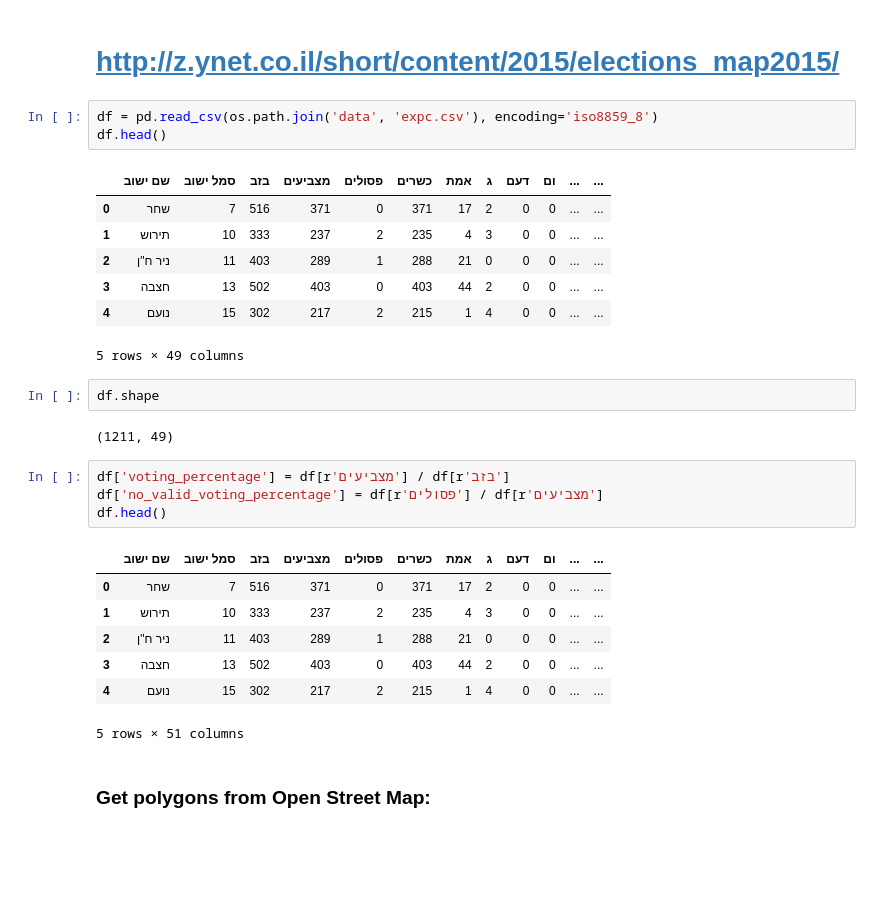
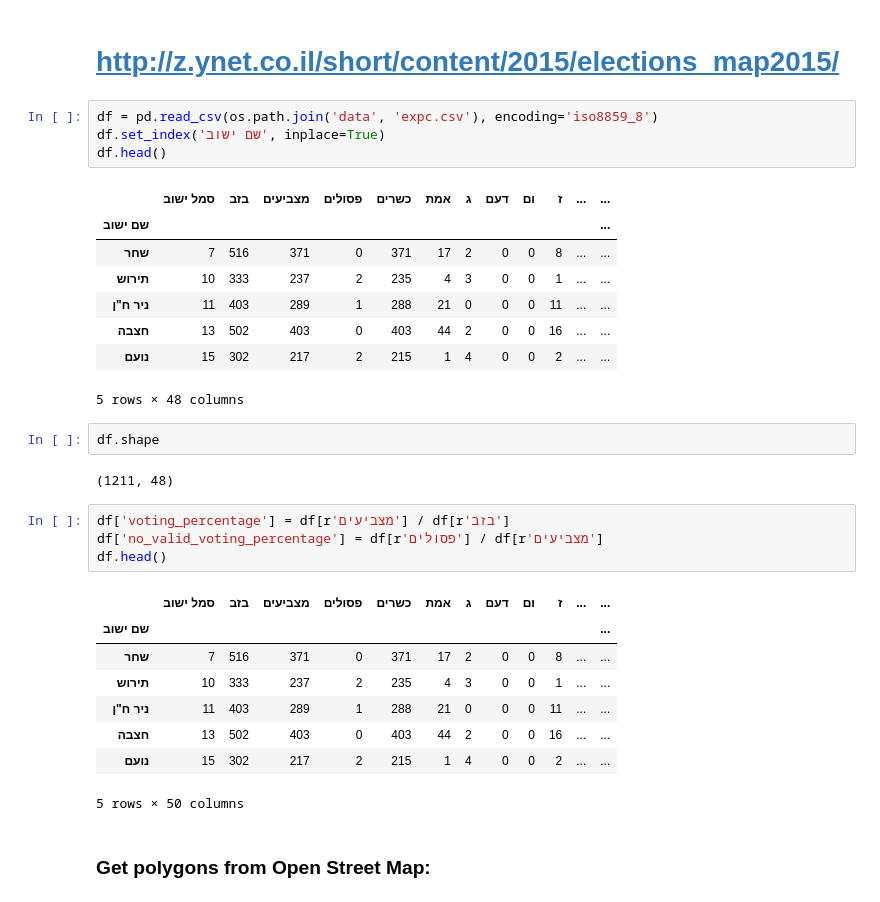
Before and after one commit to arielszabo/Knesset_election_2019, a Jupyter notebook: PlotMap.ipynb, the cells around one changed output. Drawn from its saved outputs; the diff is of its cells as text; blank space fills up the shorter version.

```diff
--- a/PlotMap.ipynb
+++ b/PlotMap.ipynb
@@ -14,31 +14,34 @@ import matplotlib.pyplot as plt
 # http://z.ynet.co.il/short/content/2015/elections_map2015/
 # %%
 df = pd.read_csv(os.path.join('data', 'expc.csv'), encoding='iso8859_8')
+df.set_index('שם ישוב', inplace=True)
 df.head()
 # %% [output]
-|  | שם ישוב | סמל ישוב | בזב | מצביעים | פסולים | כשרים | אמת | ג | דעם | ום | ... | ... |
-| 0 | שחר | 7 | 516 | 371 | 0 | 371 | 17 | 2 | 0 | 0 | ... | ... |
-| 1 | תירוש | 10 | 333 | 237 | 2 | 235 | 4 | 3 | 0 | 0 | ... | ... |
-| 2 | ניר ח"ן | 11 | 403 | 289 | 1 | 288 | 21 | 0 | 0 | 0 | ... | ... |
-| 3 | חצבה | 13 | 502 | 403 | 0 | 403 | 44 | 2 | 0 | 0 | ... | ... |
-| 4 | נועם | 15 | 302 | 217 | 2 | 215 | 1 | 4 | 0 | 0 | ... | ... |
+|  | סמל ישוב | בזב | מצביעים | פסולים | כשרים | אמת | ג | דעם | ום | ז | ... | ... |
+| שם ישוב |  |  |  |  |  |  |  |  |  |  |  | ... |
+| שחר | 7 | 516 | 371 | 0 | 371 | 17 | 2 | 0 | 0 | 8 | ... | ... |
+| תירוש | 10 | 333 | 237 | 2 | 235 | 4 | 3 | 0 | 0 | 1 | ... | ... |
+| ניר ח"ן | 11 | 403 | 289 | 1 | 288 | 21 | 0 | 0 | 0 | 11 | ... | ... |
+| חצבה | 13 | 502 | 403 | 0 | 403 | 44 | 2 | 0 | 0 | 16 | ... | ... |
+| נועם | 15 | 302 | 217 | 2 | 215 | 1 | 4 | 0 | 0 | 2 | ... | ... |
-5 rows × 49 columns
+5 rows × 48 columns
 # %%
 df.shape
 # %% [output]
-(1211, 49)
+(1211, 48)
 # %%
 df['voting_percentage'] = df[r'מצביעים'] / df[r'בזב']
 df['no_valid_voting_percentage'] = df[r'פסולים'] / df[r'מצביעים']
 df.head()
 # %% [output]
-|  | שם ישוב | סמל ישוב | בזב | מצביעים | פסולים | כשרים | אמת | ג | דעם | ום | ... | ... |
-| 0 | שחר | 7 | 516 | 371 | 0 | 371 | 17 | 2 | 0 | 0 | ... | ... |
-| 1 | תירוש | 10 | 333 | 237 | 2 | 235 | 4 | 3 | 0 | 0 | ... | ... |
-| 2 | ניר ח"ן | 11 | 403 | 289 | 1 | 288 | 21 | 0 | 0 | 0 | ... | ... |
-| 3 | חצבה | 13 | 502 | 403 | 0 | 403 | 44 | 2 | 0 | 0 | ... | ... |
-| 4 | נועם | 15 | 302 | 217 | 2 | 215 | 1 | 4 | 0 | 0 | ... | ... |
+|  | סמל ישוב | בזב | מצביעים | פסולים | כשרים | אמת | ג | דעם | ום | ז | ... | ... |
+| שם ישוב |  |  |  |  |  |  |  |  |  |  |  | ... |
+| שחר | 7 | 516 | 371 | 0 | 371 | 17 | 2 | 0 | 0 | 8 | ... | ... |
+| תירוש | 10 | 333 | 237 | 2 | 235 | 4 | 3 | 0 | 0 | 1 | ... | ... |
+| ניר ח"ן | 11 | 403 | 289 | 1 | 288 | 21 | 0 | 0 | 0 | 11 | ... | ... |
+| חצבה | 13 | 502 | 403 | 0 | 403 | 44 | 2 | 0 | 0 | 16 | ... | ... |
+| נועם | 15 | 302 | 217 | 2 | 215 | 1 | 4 | 0 | 0 | 2 | ... | ... |
-5 rows × 51 columns
+5 rows × 50 columns
 # %% [markdown]
 ### Get polygons from Open Street Map:
 # %%
```
Also changed, not shown: parts of 9 cells of this notebook, 1 other file.
